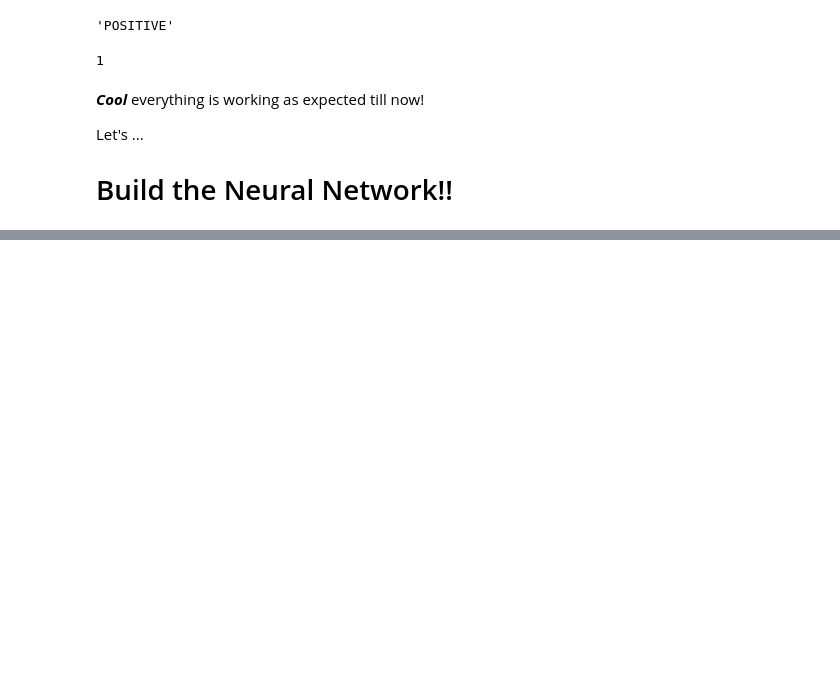
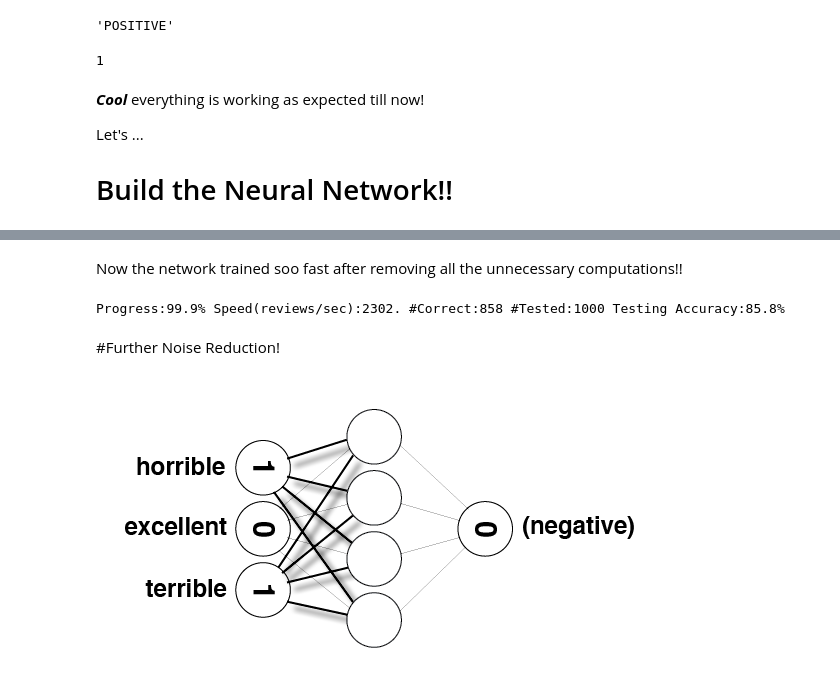
Before and after one commit to shreyansh-tomar/Deep-Learning, a Jupyter notebook: Sentiment_Analysis/Sentiment_Analysis.ipynb, the cells around one changed output, grey strips where cells are left out. Drawn from its saved outputs; the diff is of its cells as text; code cells hidden in the pictures; blank space fills up the shorter version.

```diff
--- a/Sentiment_Analysis/Sentiment_Analysis.ipynb
+++ b/Sentiment_Analysis/Sentiment_Analysis.ipynb
@@ -414,0 +1014,12 @@ class SentimentNetwork:
+# %% [markdown]
+Now the network trained soo fast after removing all the unnecessary computations!!
+# %%
+mlp.test(reviews[-1000:],labels[-1000:])
+# %% [output]
+Progress:99.9% Speed(reviews/sec):2302. #Correct:858 #Tested:1000 Testing Accuracy:85.8%
+# %% [markdown]
+#Further Noise Reduction!
+# %%
+Image(filename='sentiment_network_sparse_2.png')
+# %% [output]
+[figure, added]
```
Also changed, not shown: parts of 40 cells of this notebook.
